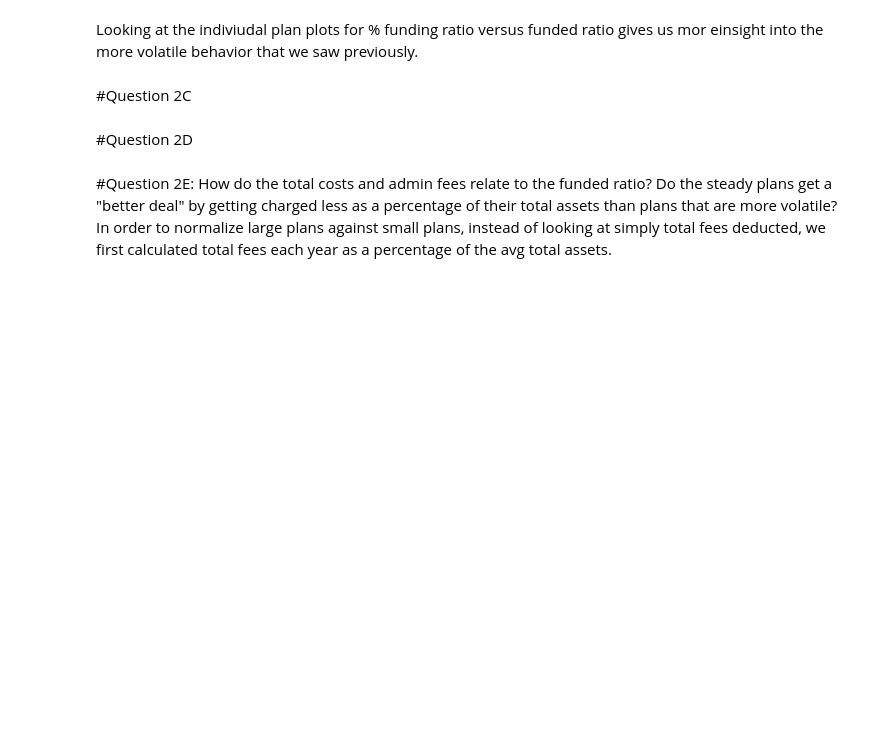
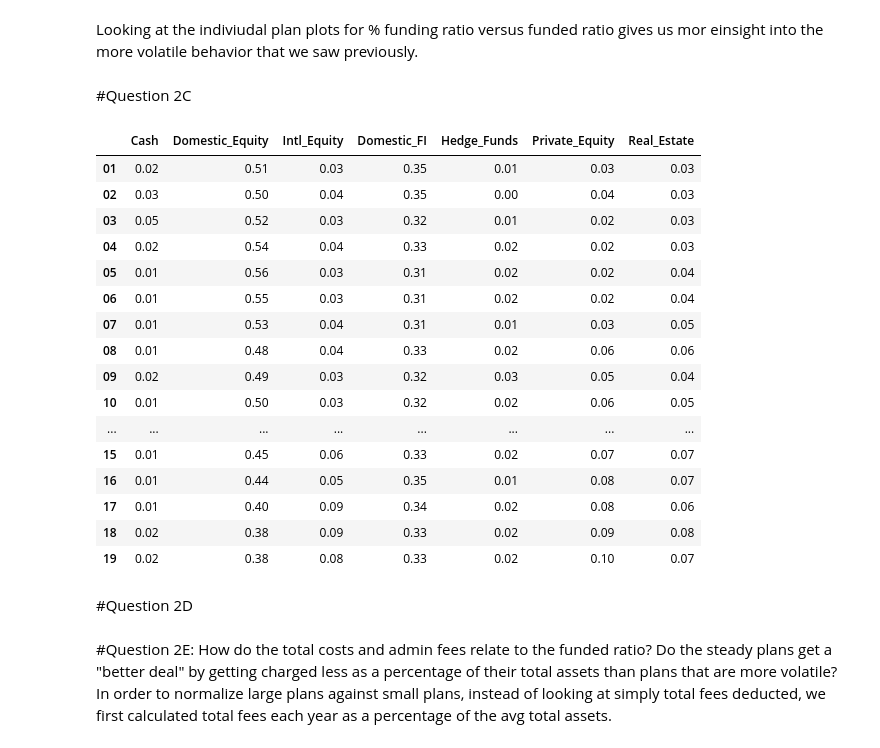
Before and after one commit to DeltaDeutsch/PPD-Group-Project, a Jupyter notebook: PPD Group Final.ipynb, the cells around one changed output. Saved outputs shown, nothing was run; the diff lists cells and outputs as text; code cells hidden in the pictures; blank space fills up the shorter version.

Commit message:
Added 2C plot data to final notebook

```diff
--- a/PPD Group Final.ipynb
+++ b/PPD Group Final.ipynb
@@ -329,6 +329,49 @@ for key,value in study_plans_dict.items():
 Looking at the indiviudal plan plots for % funding ratio versus funded ratio gives us mor einsight into the more volatile behavior that we saw previously.
 # %% [markdown]
 #Question 2C
+# %%
+#Generate DFs
+plotdata_steady = pd.DataFrame({
+    "Cash":[0.02, 0.03, 0.05, 0.02, 0.01, 0.01, 0.01, 0.01, 0.02, 0.01, 0.01, 0.01, 0.01, 0.01, 0.01, 0.01, 0.01, 0.02, 0.02],
+    "Domestic_Equity":[0.51, 0.50, 0.52, 0.54, 0.56, 0.55, 0.53, 0.48, 0.49, 0.50, 0.48, 0.47, 0.46, 0.44, 0.45, 0.44, 0.40, 0.38, 0.38],
+    "Intl_Equity":[0.03, 0.04, 0.03, 0.04, 0.03, 0.03, 0.04, 0.04, 0.03, 0.03, 0.04, 0.03, 0.05, 0.06, 0.06, 0.05, 0.09, 0.09, 0.08],
+    "Domestic_FI":[0.35, 0.35, 0.32, 0.33, 0.31, 0.31, 0.31, 0.33, 0.32, 0.32, 0.32, 0.32, 0.32, 0.32, 0.33, 0.35, 0.34, 0.33, 0.33],
+    "Hedge_Funds":[0.01, 0.00, 0.01, 0.02, 0.02, 0.02, 0.01, 0.02, 0.03, 0.02, 0.03, 0.03, 0.04, 0.04, 0.02, 0.01, 0.02, 0.02, 0.02],
+    "Private_Equity":[0.03, 0.04, 0.02, 0.02, 0.02, 0.02, 0.03, 0.06, 0.05, 0.06, 0.07, 0.06, 0.06, 0.06, 0.07, 0.08, 0.08, 0.09, 0.10],
+    "Real_Estate":[0.03, 0.03, 0.03, 0.03, 0.04, 0.04, 0.05, 0.06, 0.04, 0.05, 0.06, 0.07, 0.07, 0.07, 0.07, 0.07, 0.06, 0.08, 0.07]
+    },
+    index = ['01','02','03','04','05','06','07','08','09','10','11','12','13','14','15','16','17','18','19']
+)
+plotdata = pd.DataFrame({
+    "Cash":[0.04, 0.02, 0.03, 0.02, 0.02, 0.01, 0.01, 0.01, 0.01, 0.01, 0.03, 0.01, 0.01, 0.01, 0.01, 0.01, 0.01, 0.01, 0.01],
+    "Domestic_Equity":[0.43, 0.40, 0.41, 0.43, 0.35, 0.30, 0.29, 0.22, 0.20, 0.20, 0.33, 0.33, 0.34, 0.34, 0.34, 0.36, 0.37, 0.31, 0.31],
+    "Intl_Equity":[0.08, 0.08, 0.08, 0.10, 0.16, 0.21, 0.22, 0.21, 0.21, 0.20, 0.07, 0.05, 0.05, 0.05, 0.05, 0.05, 0.05, 0.04, 0.03],
+    "Domestic_FI":[0.31, 0.34, 0.33, 0.30, 0.30, 0.28, 0.27, 0.27, 0.24, 0.23, 0.20, 0.22, 0.22, 0.24, 0.23, 0.20, 0.19, 0.25, 0.24],
+    "Hedge_Funds":[0.00, 0.00, 0.00, 0.00, 0.00, 0.00, 0.00, 0.01, 0.01, 0.01, 0.02, 0.03, 0.03, 0.03, 0.03, 0.02, 0.01, 0.01, 0.00],
+    "Private_Equity":[0.10, 0.10, 0.10, 0.09, 0.11, 0.13, 0.14, 0.18, 0.18, 0.22, 0.21, 0.22, 0.21, 0.20, 0.19, 0.19, 0.18, 0.19, 0.19],
+    "Real_Estate":[0.05, 0.05, 0.05, 0.05, 0.05, 0.06, 0.07, 0.09, 0.12, 0.10, 0.10, 0.11, 0.11, 0.10, 0.13, 0.14, 0.15, 0.15, 0.16],
+    "Commodities":[0.00, 0.00, 0.00, 0.00, 0.00, 0.00, 0.00, 0.00, 0.04, 0.04, 0.04, 0.04, 0.04, 0.04, 0.04, 0.04, 0.05, 0.05, 0.06]
+    },
+    index = ['01','02','03','04','05','06','07','08','09','10','11','12','13','14','15','16','17','18','19']
+)
+# %% [output]
+|  | Cash | Domestic_Equity | Intl_Equity | Domestic_FI | Hedge_Funds | Private_Equity | Real_Estate |
+| 01 | 0.02 | 0.51 | 0.03 | 0.35 | 0.01 | 0.03 | 0.03 |
+| 02 | 0.03 | 0.50 | 0.04 | 0.35 | 0.00 | 0.04 | 0.03 |
+| 03 | 0.05 | 0.52 | 0.03 | 0.32 | 0.01 | 0.02 | 0.03 |
+| 04 | 0.02 | 0.54 | 0.04 | 0.33 | 0.02 | 0.02 | 0.03 |
+| 05 | 0.01 | 0.56 | 0.03 | 0.31 | 0.02 | 0.02 | 0.04 |
+| 06 | 0.01 | 0.55 | 0.03 | 0.31 | 0.02 | 0.02 | 0.04 |
+| 07 | 0.01 | 0.53 | 0.04 | 0.31 | 0.01 | 0.03 | 0.05 |
+| 08 | 0.01 | 0.48 | 0.04 | 0.33 | 0.02 | 0.06 | 0.06 |
+| 09 | 0.02 | 0.49 | 0.03 | 0.32 | 0.03 | 0.05 | 0.04 |
+| 10 | 0.01 | 0.50 | 0.03 | 0.32 | 0.02 | 0.06 | 0.05 |
+| ... | ... | ... | ... | ... | ... | ... | ... |
+| 15 | 0.01 | 0.45 | 0.06 | 0.33 | 0.02 | 0.07 | 0.07 |
+| 16 | 0.01 | 0.44 | 0.05 | 0.35 | 0.01 | 0.08 | 0.07 |
+| 17 | 0.01 | 0.40 | 0.09 | 0.34 | 0.02 | 0.08 | 0.06 |
+| 18 | 0.02 | 0.38 | 0.09 | 0.33 | 0.02 | 0.09 | 0.08 |
+| 19 | 0.02 | 0.38 | 0.08 | 0.33 | 0.02 | 0.10 | 0.07 |
 # %% [markdown]
 #Question 2D
 # %% [markdown]
```
